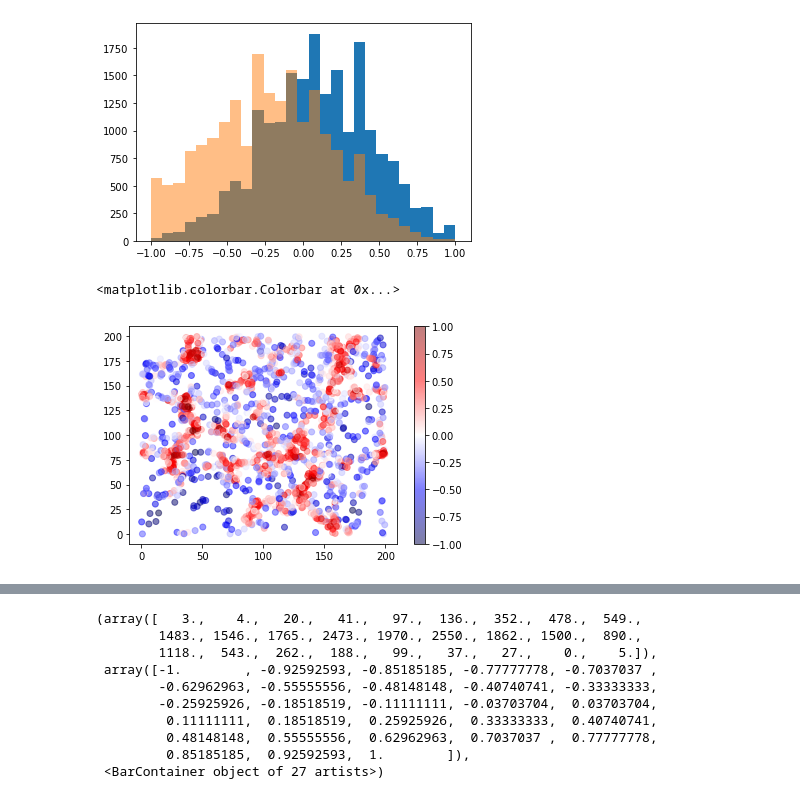
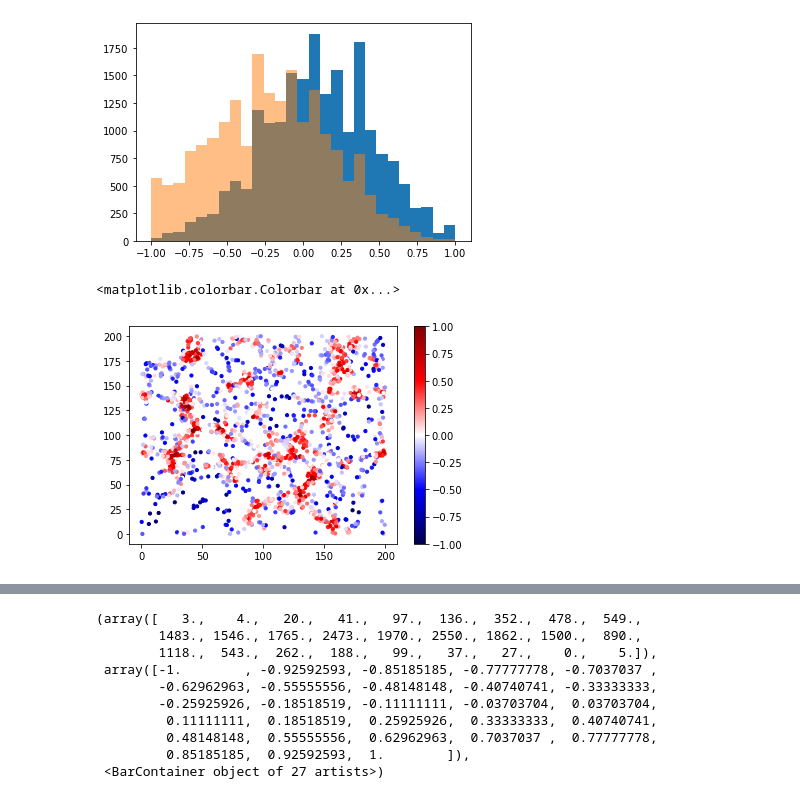
Before and after one commit to forero/DelaunayASTRA, a Jupyter notebook: nb/explore.ipynb, the cells around one changed output, grey strips where cells are left out. Drawn from its saved outputs; the diff is of its cells as text; code cells hidden in the pictures.

```diff
--- a/nb/explore.ipynb
+++ b/nb/explore.ipynb
@@ -28,10 +28,10 @@ plt.hist(r_rand, alpha=0.5, bins=27)
 [figure]
 # %%
 ii = (data[:,2]>100) & (data[:,2]<120)
-plt.scatter(data[ii,0], data[ii,1], c=r_data[ii], alpha=0.5, cmap='seismic')
+plt.scatter(data[ii,0], data[ii,1], c=r_data[ii], s=10, cmap='seismic')
 plt.colorbar()
 # %% [output]
 <matplotlib.colorbar.Colorbar at 0x...>
-[figure, old version]
+[figure, new version]
 # %%
 ii = (data[:,2]>100) & (data[:,2]<120)
```
Also changed, not shown: parts of 3 cells of this notebook.
